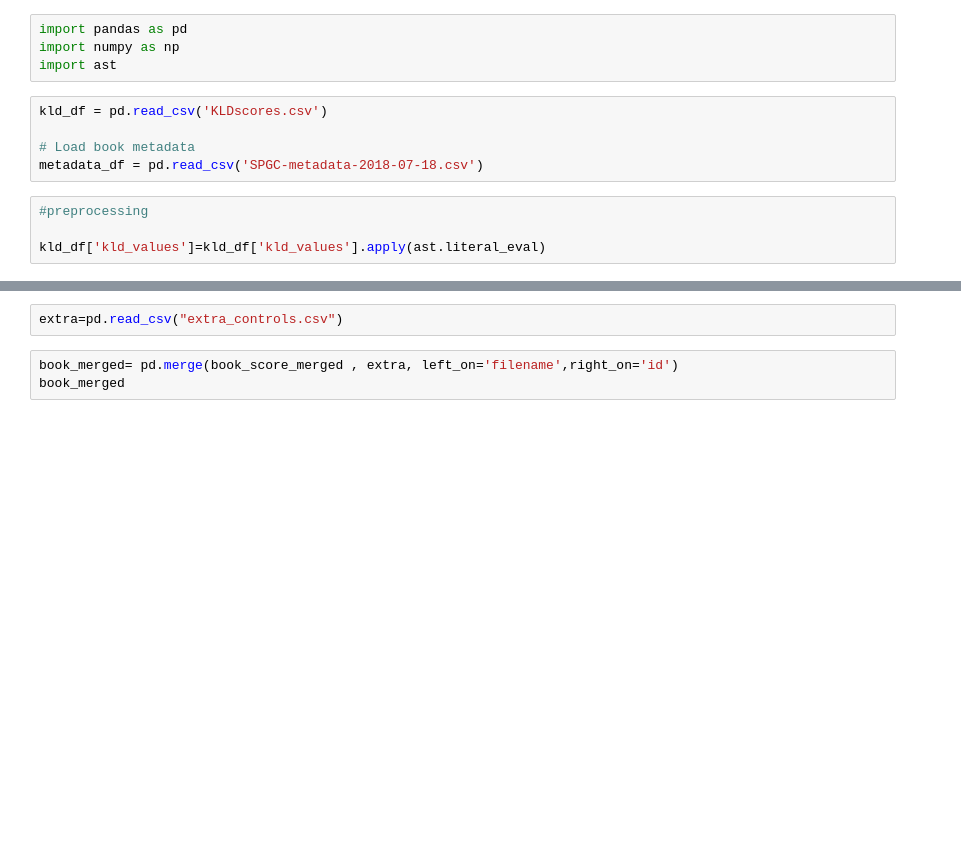
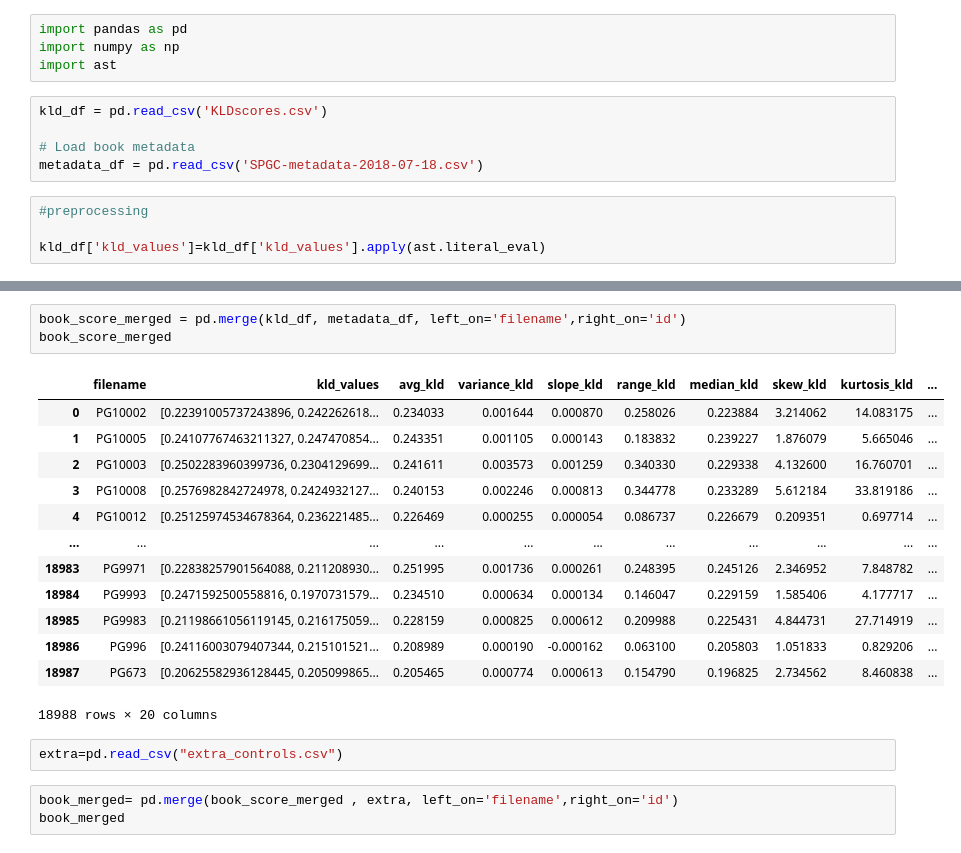
Before and after one commit to paulbabu1999/book_popularity, a Jupyter notebook: analysis.ipynb, the cells around one changed output, grey strips where cells are left out. Cells and saved outputs as stored; diff of their text form; blank space fills up the shorter version.

```diff
--- a/analysis.ipynb
+++ b/analysis.ipynb
@@ -107,3 +156,20 @@ plt.show()
+# %%
+book_score_merged = pd.merge(kld_df, metadata_df, left_on='filename',right_on='id')
+book_score_merged
+# %% [output]
+|  | filename | kld_values | avg_kld | variance_kld | slope_kld | range_kld | median_kld | skew_kld | kurtosis_kld | ... |
+| 0 | PG10002 | [0.22391005737243896, 0.242262618... | 0.234033 | 0.001644 | 0.000870 | 0.258026 | 0.223884 | 3.214062 | 14.083175 | ... |
+| 1 | PG10005 | [0.24107767463211327, 0.247470854... | 0.243351 | 0.001105 | 0.000143 | 0.183832 | 0.239227 | 1.876079 | 5.665046 | ... |
+| 2 | PG10003 | [0.2502283960399736, 0.2304129699... | 0.241611 | 0.003573 | 0.001259 | 0.340330 | 0.229338 | 4.132600 | 16.760701 | ... |
+| 3 | PG10008 | [0.2576982842724978, 0.2424932127... | 0.240153 | 0.002246 | 0.000813 | 0.344778 | 0.233289 | 5.612184 | 33.819186 | ... |
+| 4 | PG10012 | [0.25125974534678364, 0.236221485... | 0.226469 | 0.000255 | 0.000054 | 0.086737 | 0.226679 | 0.209351 | 0.697714 | ... |
+| ... | ... | ... | ... | ... | ... | ... | ... | ... | ... | ... |
+| 18983 | PG9971 | [0.22838257901564088, 0.211208930... | 0.251995 | 0.001736 | 0.000261 | 0.248395 | 0.245126 | 2.346952 | 7.848782 | ... |
+| 18984 | PG9993 | [0.2471592500558816, 0.1970731579... | 0.234510 | 0.000634 | 0.000134 | 0.146047 | 0.229159 | 1.585406 | 4.177717 | ... |
+| 18985 | PG9983 | [0.21198661056119145, 0.216175059... | 0.228159 | 0.000825 | 0.000612 | 0.209988 | 0.225431 | 4.844731 | 27.714919 | ... |
+| 18986 | PG996 | [0.24116003079407344, 0.215101521... | 0.208989 | 0.000190 | -0.000162 | 0.063100 | 0.205803 | 1.051833 | 0.829206 | ... |
+| 18987 | PG673 | [0.20625582936128445, 0.205099865... | 0.205465 | 0.000774 | 0.000613 | 0.154790 | 0.196825 | 2.734562 | 8.460838 | ... |
+18988 rows × 20 columns
 # %%
 extra=pd.read_csv("extra_controls.csv")
 # %%
```
Also changed, not shown: parts of 11 cells of this notebook, 1 other file.
